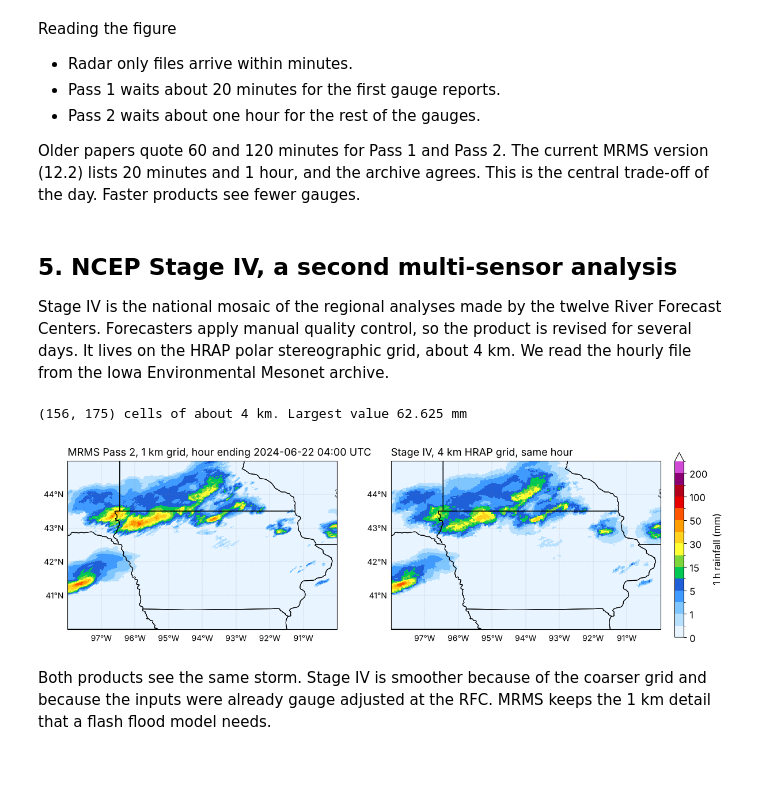
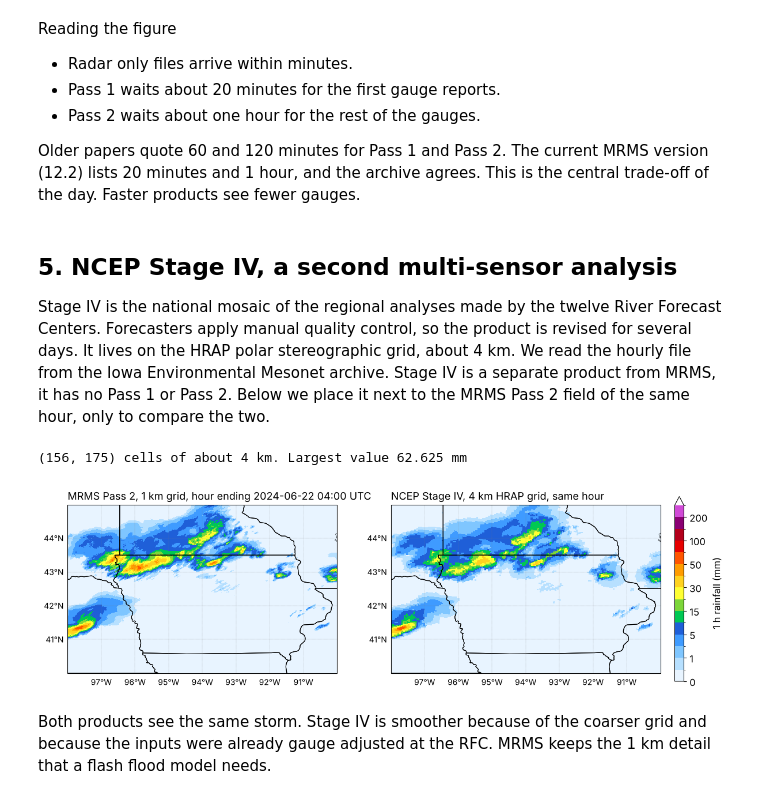
Before and after one commit to AHWALab/Water-Science-Exchange-Workshop, a Jupyter notebook: notebooks/01_where_to_find_qpe_data_solution.ipynb, the cells around one changed output. Drawn from its saved outputs; the diff is of its cells as text; code cells hidden in the pictures; blank space fills up the shorter version.

Commit message:
Notebook 1, each section reads the Pass 2 field it needs, Stage IV wording and Iowa State folder names

```diff
--- a/notebooks/01_where_to_find_qpe_data_solution.ipynb
+++ b/notebooks/01_where_to_find_qpe_data_solution.ipynb
@@ -232,21 +236,24 @@ Older papers quote 60 and 120 minutes for Pass 1 and Pass 2. The current MRMS ve
 # %% [markdown]
 ## 5. NCEP Stage IV, a second multi-sensor analysis
 
-Stage IV is the national mosaic of the regional analyses made by the twelve River Forecast Centers. Forecasters apply manual quality control, so the product is revised for several days. It lives on the HRAP polar stereographic grid, about 4 km. We read the hourly file from the Iowa Environmental Mesonet archive.
+Stage IV is the national mosaic of the regional analyses made by the twelve River Forecast Centers. Forecasters apply manual quality control, so the product is revised for several days. It lives on the HRAP polar stereographic grid, about 4 km. We read the hourly file from the Iowa Environmental Mesonet archive. Stage IV is a separate product from MRMS, it has no Pass 1 or Pass 2. Below we place it next to the MRMS Pass 2 field of the same hour, only to compare the two.
 # %%
 stage4 = read_stage4(WHEN, MIDWEST)
 print(stage4.precip.shape, "cells of about 4 km. Largest value", float(np.nanmax(stage4.precip)), "mm")
 # %% [output]
 (156, 175) cells of about 4 km. Largest value 62.625 mm
 # %%
+# MRMS Pass 2 of the same hour, from the cache, for the side by side comparison.
+pass2 = read_mrms("Pass2", WHEN, MIDWEST)
+
 fig, axes = plt.subplots(1, 2, figsize=(16, 5.2), subplot_kw={"projection": ccrs.PlateCarree()})
 m1 = rain_map(pass2, MIDWEST, f"MRMS Pass 2, 1 km grid, hour ending {WHEN} UTC", ax=axes[0])
-m2 = rain_map(stage4.precip, MIDWEST, "Stage IV, 4 km HRAP grid, same hour", ax=axes[1],
+m2 = rain_map(stage4.precip, MIDWEST, "NCEP Stage IV, 4 km HRAP grid, same hour", ax=axes[1],
               lon=stage4.lon, lat=stage4.lat)
 fig.colorbar(m2, ax=axes, shrink=0.8, pad=0.02, label="1 h rainfall (mm)")
 plt.show()
 # %% [output]
-[figure, old version]
+[figure, new version]
 # %% [markdown]
 Both products see the same storm. Stage IV is smoother because of the coarser grid and because the inputs were already gauge adjusted at the RFC. MRMS keeps the 1 km detail that a flash flood model needs.
 # %% [markdown]
```
Also changed, not shown: parts of 4 cells of this notebook, 1 other file.
